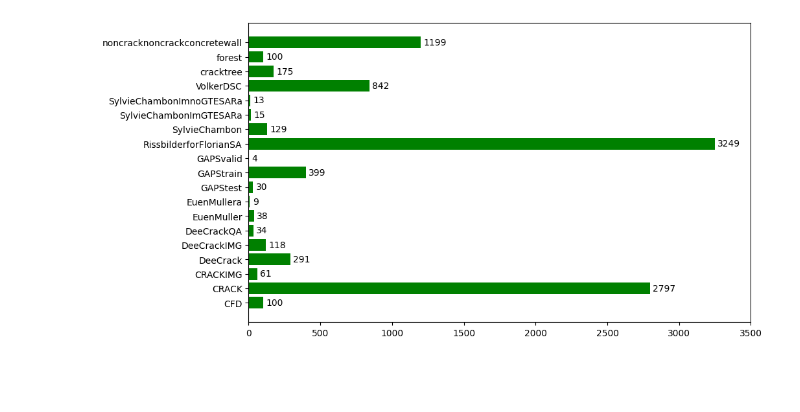
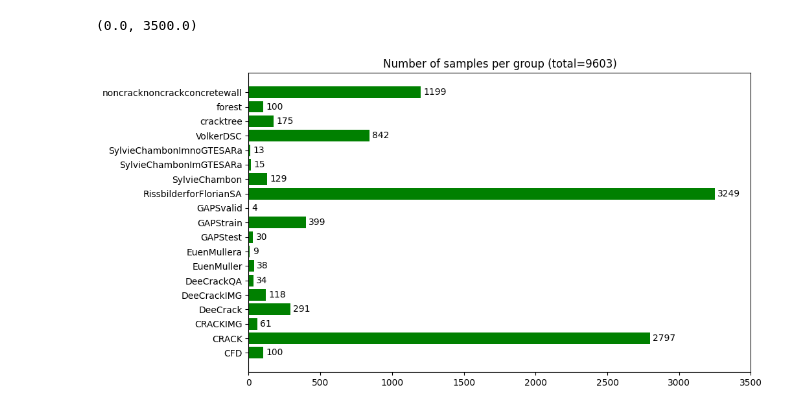
Before and after one commit to Skamlo/crack-image-segmentation, a Jupyter notebook: dataset_analysis.ipynb, the cells around one changed output. Saved outputs shown, nothing was run; the diff lists cells and outputs as text; code cells hidden in the pictures; blank space fills up the shorter version.

```diff
--- a/dataset_analysis.ipynb
+++ b/dataset_analysis.ipynb
@@ -56,8 +56,12 @@ plt.show()
 # %%
 plt.figure(figsize=(10, 6))
+total = 0
 for i, (group_name, file_names) in enumerate(grouped_train_names.items()):
     plt.barh(group_name, len(file_names), label=group_name, color="green")
     plt.text(len(file_names)+20, i, str(len(file_names)), va="center")
+    total += len(file_names)
+plt.title(f"Number of samples per group (total={total})")
 plt.xlim(0, 3500)
 # %% [output]
+(0.0, 3500.0)
-[figure, old version]
+[figure, new version]
```
Also changed, not shown: parts of 1 cell of this notebook, 11 other files.
